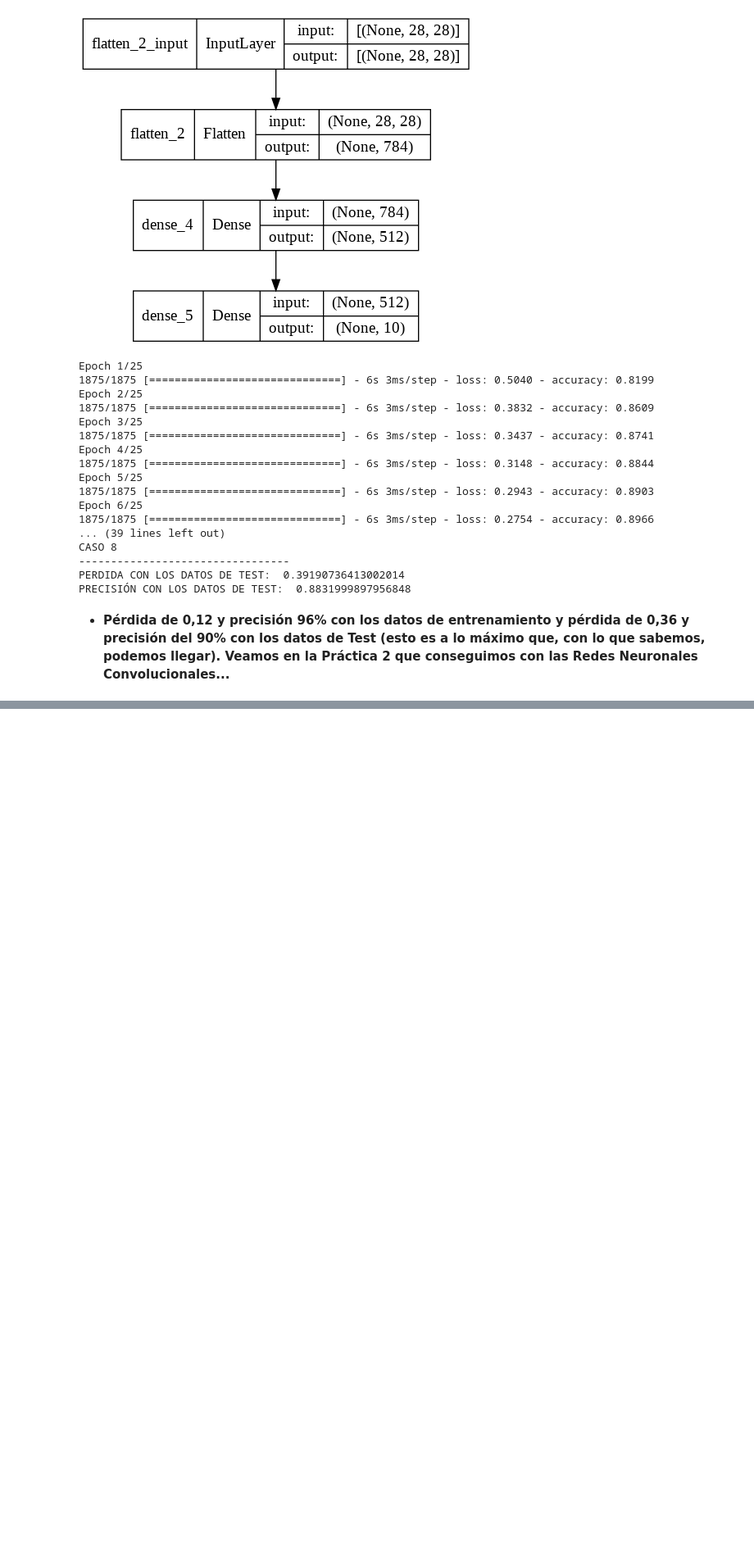
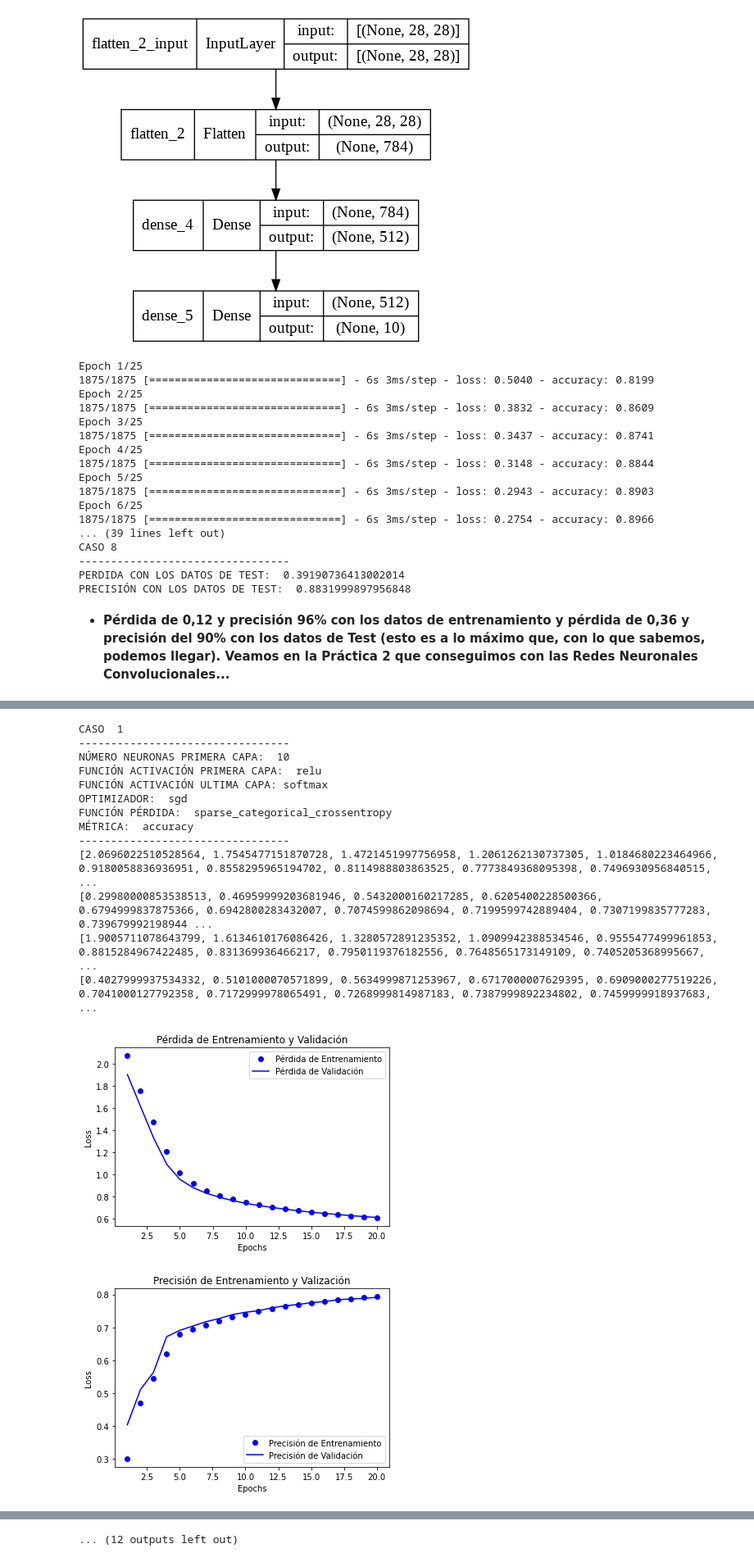
Before and after one commit to carlosemiliorabazo/deepLearning, a Jupyter notebook: Practica 1 Corregida Redes Neuronales con Keras.ipynb, the cells around one changed output, grey strips where cells are left out. Shown at 82% size. Cells and saved outputs as stored; diff of their text form; code cells hidden in the pictures; blank space fills up the shorter version.

```diff
--- a/Practica 1 Corregida Redes Neuronales con Keras.ipynb
+++ b/Practica 1 Corregida Redes Neuronales con Keras.ipynb
@@ -680,0 +744,19 @@ PRECISIÓN CON LOS DATOS DE TEST:  0.8831999897956848
+# %%
+x_val = train_images[:10000]
+partial_x_train = train_images[10000:]
+
+y_val = train_labels[:10000]
+partial_y_train = train_labels[10000:]
+# %%
+for caso in range(casos):
+  print("CASO ",caso + 1)
+  print("---------------------------------")
+  print("NÚMERO NEURONAS PRIMERA CAPA: ",numero_neuronas_primera_capa[caso])
+  print("FUNCIÓN ACTIVACIÓN PRIMERA CAPA: ",funcion_activacion_primera_capa[caso])
+  print("FUNCIÓN ACTIVACIÓN ULTIMA CAPA: softmax")
+  print("OPTIMIZADOR: ",optimizador[caso])
+  print("FUNCIÓN PÉRDIDA: ",funcion_perdida[caso])
+  print("MÉTRICA: ",metrica[caso])
+  print("---------------------------------")
+  historys.append(models[caso].fit(partial_x_train, partial_y_train, epochs=20, batch_size = 512, validation_data = (x_val, y_val)))
+  print("\n\n")
@@ -680,0 +781,57 @@ PRECISIÓN CON LOS DATOS DE TEST:  0.8831999897956848
+# %%
+for caso in range(casos):
+  print("CASO ",caso + 1)
+  print("---------------------------------")
+  print("NÚMERO NEURONAS PRIMERA CAPA: ",numero_neuronas_primera_capa[caso])
+  print("FUNCIÓN ACTIVACIÓN PRIMERA CAPA: ",funcion_activacion_primera_capa[caso])
+  print("FUNCIÓN ACTIVACIÓN ULTIMA CAPA: softmax")
+  print("OPTIMIZADOR: ",optimizador[caso])
+  print("FUNCIÓN PÉRDIDA: ",funcion_perdida[caso])
+  print("MÉTRICA: ",metrica[caso])
+  print("---------------------------------")
+  history_dict = historys[caso].history
+  history_dict.keys()
+  print(history_dict['loss'])
+  print(history_dict['accuracy'])
+  print(history_dict['val_loss'])
+  print(history_dict['val_accuracy'])
+  accuracy = historys[caso].history['accuracy']
+  val_accuracy = historys[caso].history['val_accuracy']
+  loss = historys[caso ].history['loss']
+  val_loss = historys[caso].history['val_loss']
+  epochs = range(1, len(accuracy) + 1)
+  plt.plot(epochs, loss, 'bo', label='Pérdida de Entrenamiento')
+  plt.plot(epochs, val_loss, 'b', label='Pérdida de Validación')
+  plt.title('Pérdida de Entrenamiento y Validación')
+  plt.xlabel('Epochs')
+  plt.ylabel('Loss')
+  plt.legend()
+  plt.show()
+  print("\n\n")
+
+  plt.clf()
+  accuracy_values = history_dict['accuracy']
+  val_accuracy_values = history_dict['val_accuracy']
+  plt.plot(epochs, accuracy, 'bo', label='Precisión de Entrenamiento')
+  plt.plot(epochs, val_accuracy, 'b', label='Precisión de Validación')
+  plt.title('Precisión de Entrenamiento y Valización')
+  plt.xlabel('Epochs')
+  plt.ylabel('Loss')
+  plt.legend()
+  plt.show()
+# %% [output]
+CASO  1
+---------------------------------
+NÚMERO NEURONAS PRIMERA CAPA:  10
+FUNCIÓN ACTIVACIÓN PRIMERA CAPA:  relu
+FUNCIÓN ACTIVACIÓN ULTIMA CAPA: softmax
+OPTIMIZADOR:  sgd
+FUNCIÓN PÉRDIDA:  sparse_categorical_crossentropy
+MÉTRICA:  accuracy
+---------------------------------
+[2.0696022510528564, 1.7545477151870728, 1.4721451997756958, 1.2061262130737305, 1.0184680223464966, 0.9180058836936951, 0.8558295965194702, 0.8114988803863525, 0.7773849368095398, 0.7496930956840515, ...
+[0.29980000853538513, 0.46959999203681946, 0.5432000160217285, 0.6205400228500366, 0.6794999837875366, 0.6942800283432007, 0.7074599862098694, 0.7199599742889404, 0.7307199835777283, 0.739679992198944 ...
+[1.9005711078643799, 1.6134610176086426, 1.3280572891235352, 1.0909942388534546, 0.9555477499961853, 0.8815284967422485, 0.831369936466217, 0.7950119376182556, 0.7648565173149109, 0.7405205368995667,  ...
+[0.4027999937534332, 0.5101000070571899, 0.5634999871253967, 0.6717000007629395, 0.6909000277519226, 0.7041000127792358, 0.7172999978065491, 0.7268999814987183, 0.7387999892234802, 0.7459999918937683, ...
+[figure, added]
+[figure, added]
@@ -680,0 +883 @@ PRECISIÓN CON LOS DATOS DE TEST:  0.8831999897956848
+... (12 outputs left out)
```
Also changed, not shown: parts of 29 cells of this notebook.
